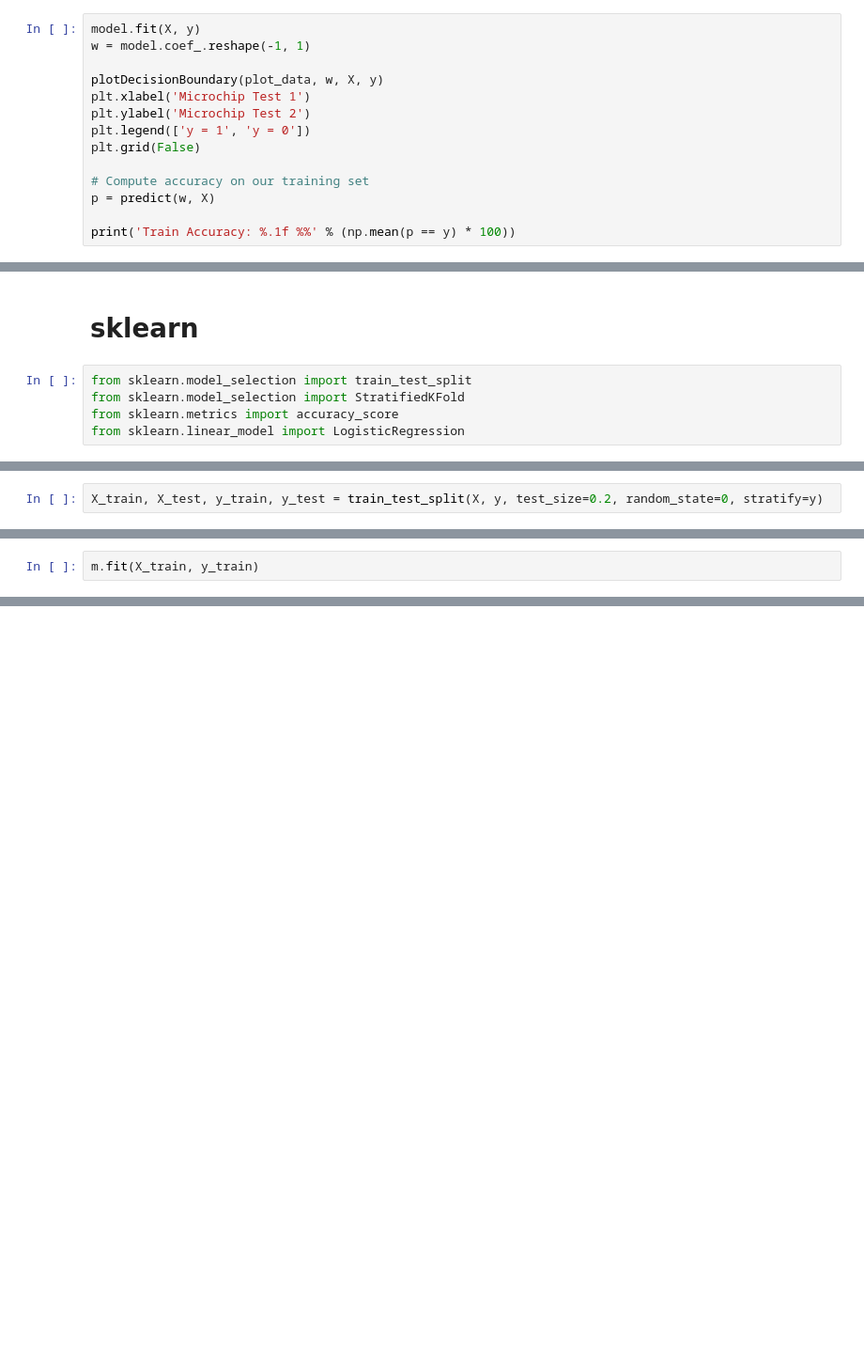
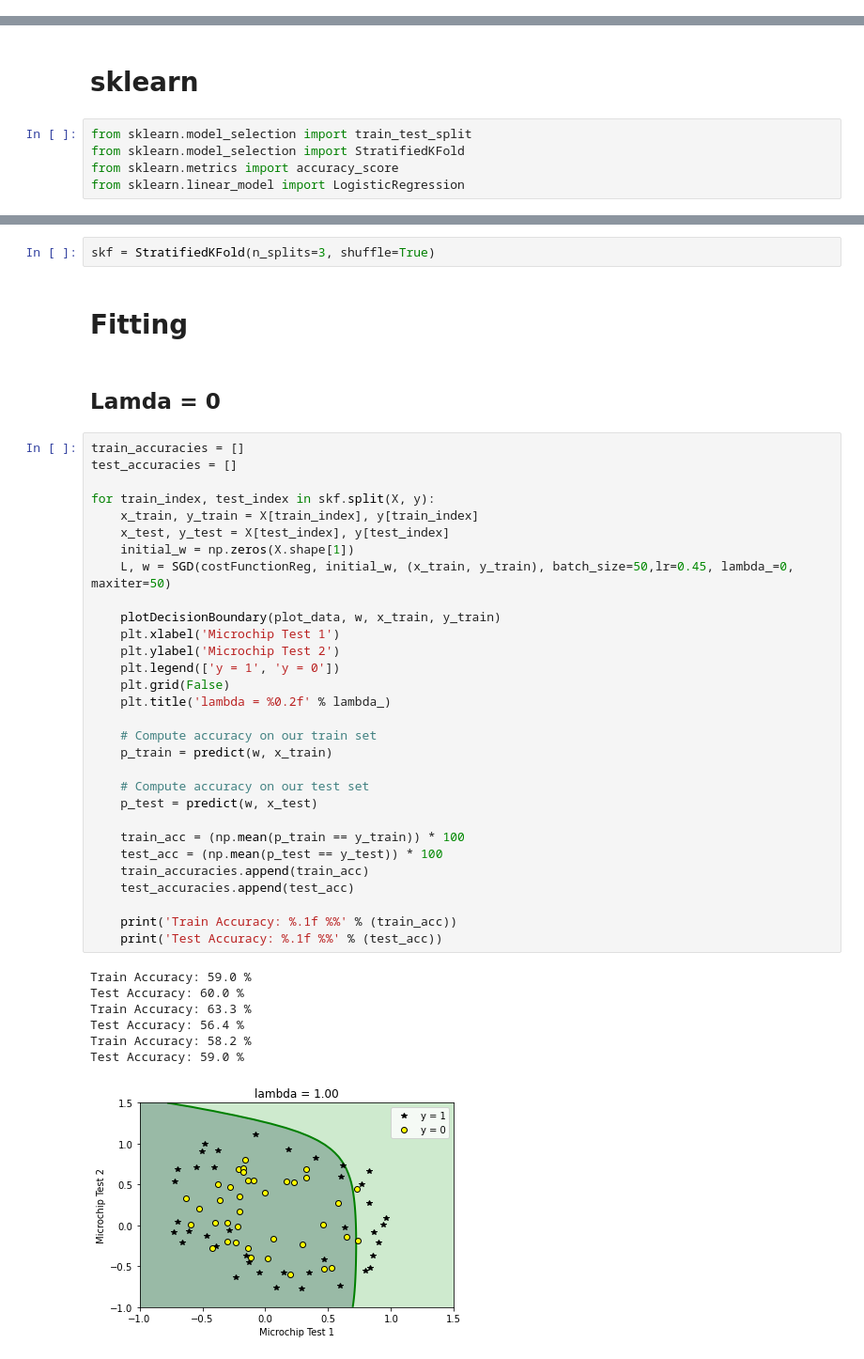
Before and after one commit to daniildiveev/ml-course-shad, a Jupyter notebook: 1st_homework/logreg&metrics.ipynb, the cells around one changed output, grey strips where cells are left out. Shown at 94% size. Drawn from its saved outputs; the diff is of its cells as text; blank space fills up the shorter version.

```diff
--- a/1st_homework/logreg&metrics.ipynb
+++ b/1st_homework/logreg&metrics.ipynb
@@ -719,14 +641,0 @@ model = LogisticRegression()
-# %%
-model.fit(X, y)
-w = model.coef_.reshape(-1, 1)
-
-plotDecisionBoundary(plot_data, w, X, y)
-plt.xlabel('Microchip Test 1')
-plt.ylabel('Microchip Test 2')
-plt.legend(['y = 1', 'y = 0'])
-plt.grid(False)
-
-# Compute accuracy on our training set
-p = predict(w, X)
-
-print('Train Accuracy: %.1f %%' % (np.mean(p == y) * 100))
@@ -747,2 +648,0 @@ X.shape, y.sum()
-# %%
-X_train, X_test, y_train, y_test = train_test_split(X, y, test_size=0.2, random_state=0, stratify=y)
@@ -759,2 +648,0 @@ m = LogisticRegression(fit_intercept=False, random_state=0, n_jobs=2)
-# %%
-m.fit(X_train, y_train)
@@ -767,0 +651,44 @@ accuracy_score(y_test, m.predict(X_test))
+# %%
+skf = StratifiedKFold(n_splits=3, shuffle=True)
+# %% [markdown]
+# Fitting
+# %% [markdown]
+## Lamda = 0
+# %%
+train_accuracies = []
+test_accuracies = []
+
+for train_index, test_index in skf.split(X, y):
+    x_train, y_train = X[train_index], y[train_index]
+    x_test, y_test = X[test_index], y[test_index]
+    initial_w = np.zeros(X.shape[1])
+    L, w = SGD(costFunctionReg, initial_w, (x_train, y_train), batch_size=50,lr=0.45, lambda_=0, maxiter=50)
+
+    plotDecisionBoundary(plot_data, w, x_train, y_train)
+    plt.xlabel('Microchip Test 1')
+    plt.ylabel('Microchip Test 2')
+    plt.legend(['y = 1', 'y = 0'])
+    plt.grid(False)
+    plt.title('lambda = %0.2f' % lambda_)
+
+    # Compute accuracy on our train set
+    p_train = predict(w, x_train)
+
+    # Compute accuracy on our test set
+    p_test = predict(w, x_test)
+
+    train_acc = (np.mean(p_train == y_train)) * 100
+    test_acc = (np.mean(p_test == y_test)) * 100
+    train_accuracies.append(train_acc)
+    test_accuracies.append(test_acc)
+
+    print('Train Accuracy: %.1f %%' % (train_acc))
+    print('Test Accuracy: %.1f %%' % (test_acc))
+# %% [output]
+Train Accuracy: 59.0 %
+Test Accuracy: 60.0 %
+Train Accuracy: 63.3 %
+Test Accuracy: 56.4 %
+Train Accuracy: 58.2 %
+Test Accuracy: 59.0 %
+[figure, added]
```
Also changed, not shown: parts of 28 cells of this notebook.
